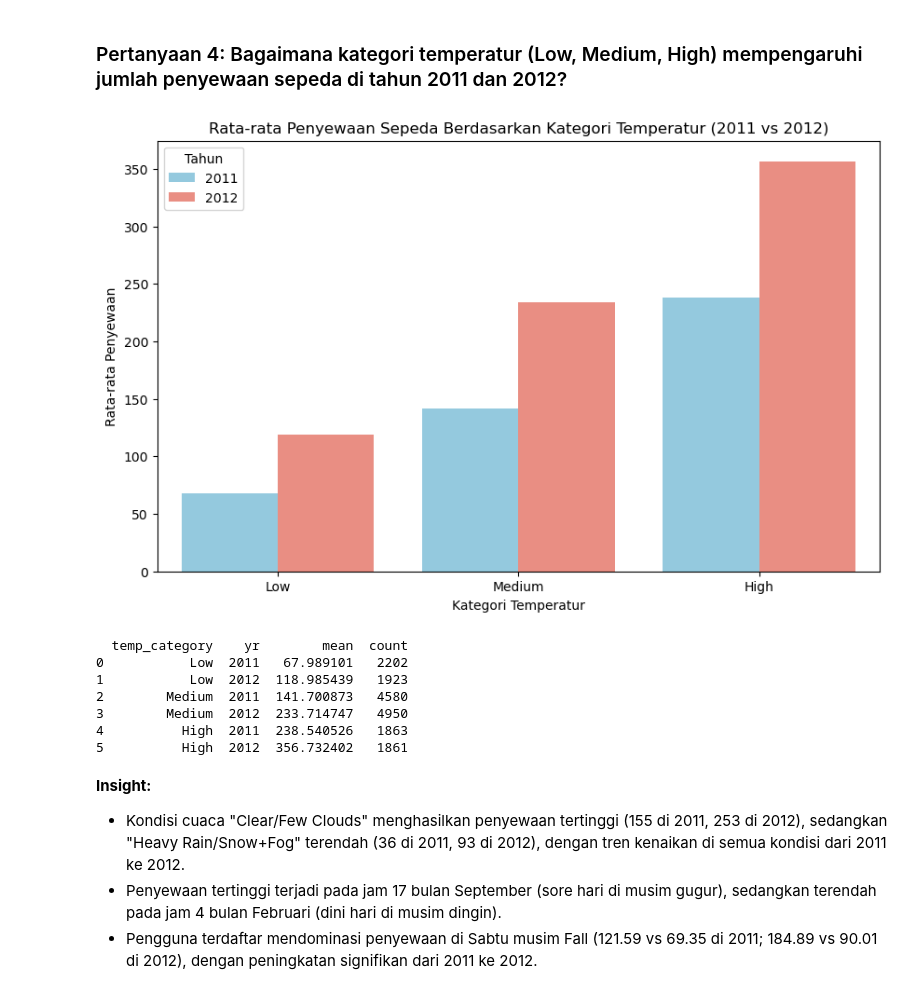
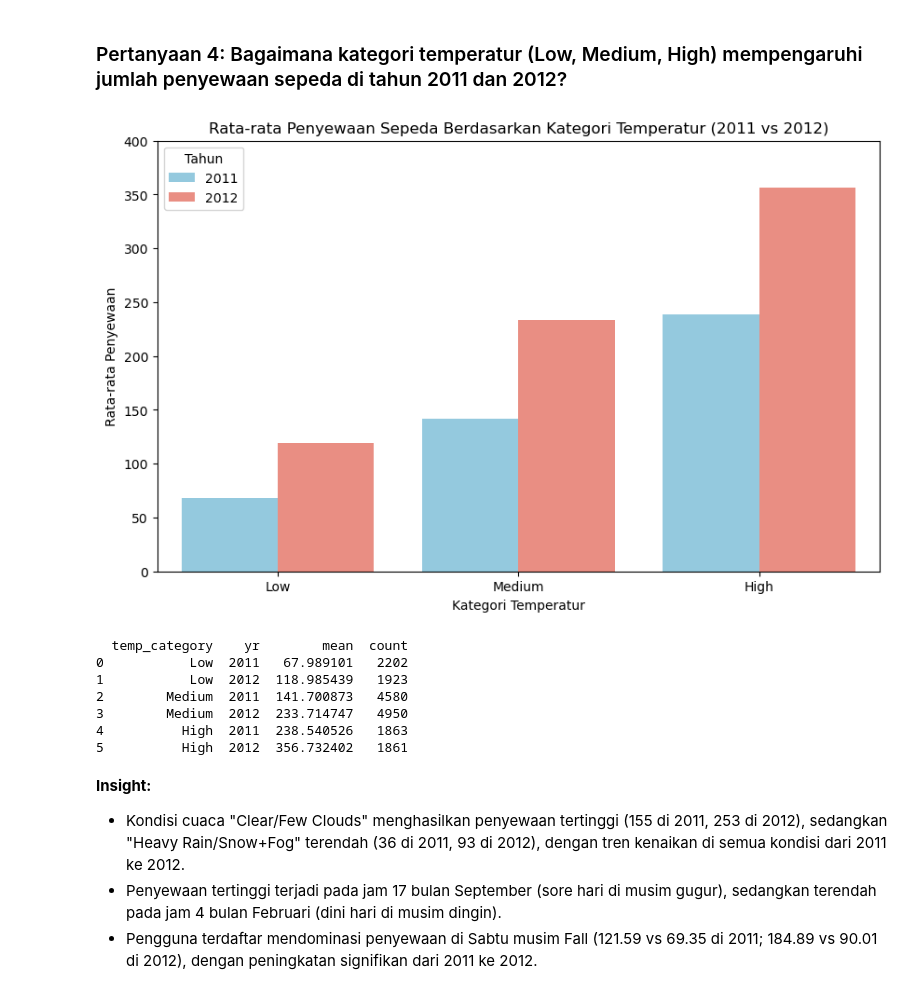
Before and after one commit to heardlyyoel/Bike-Rent-Dashboad-Analisis-Data, a Jupyter notebook: notebook.ipynb, the cells around one changed output. Drawn from its saved outputs; the diff is of its cells as text; code cells hidden in the pictures.

```diff
--- a/notebook.ipynb
+++ b/notebook.ipynb
@@ -348,14 +348,15 @@ Rata-rata Penyewaan Registered 2012: 184.89
 # %%
 plt.figure(figsize=(10, 6))
 sns.barplot(x='temp_category', y='mean', hue='yr', data=temp_group, palette=['skyblue', 'salmon'])
 plt.title('Rata-rata Penyewaan Sepeda Berdasarkan Kategori Temperatur (2011 vs 2012)')
 plt.xlabel('Kategori Temperatur')
 plt.ylabel('Rata-rata Penyewaan')
+plt.ylim(0, 400)
 plt.legend(title='Tahun')
 plt.show()
 print(temp_group[['temp_category', 'yr', 'mean', 'count']])
 # %% [output]
-[figure, old version]
+[figure, new version]
   temp_category    yr        mean  count
 0           Low  2011   67.989101   2202
 1           Low  2012  118.985439   1923
```
Also changed, not shown: parts of 2 cells of this notebook, 1 other file.
